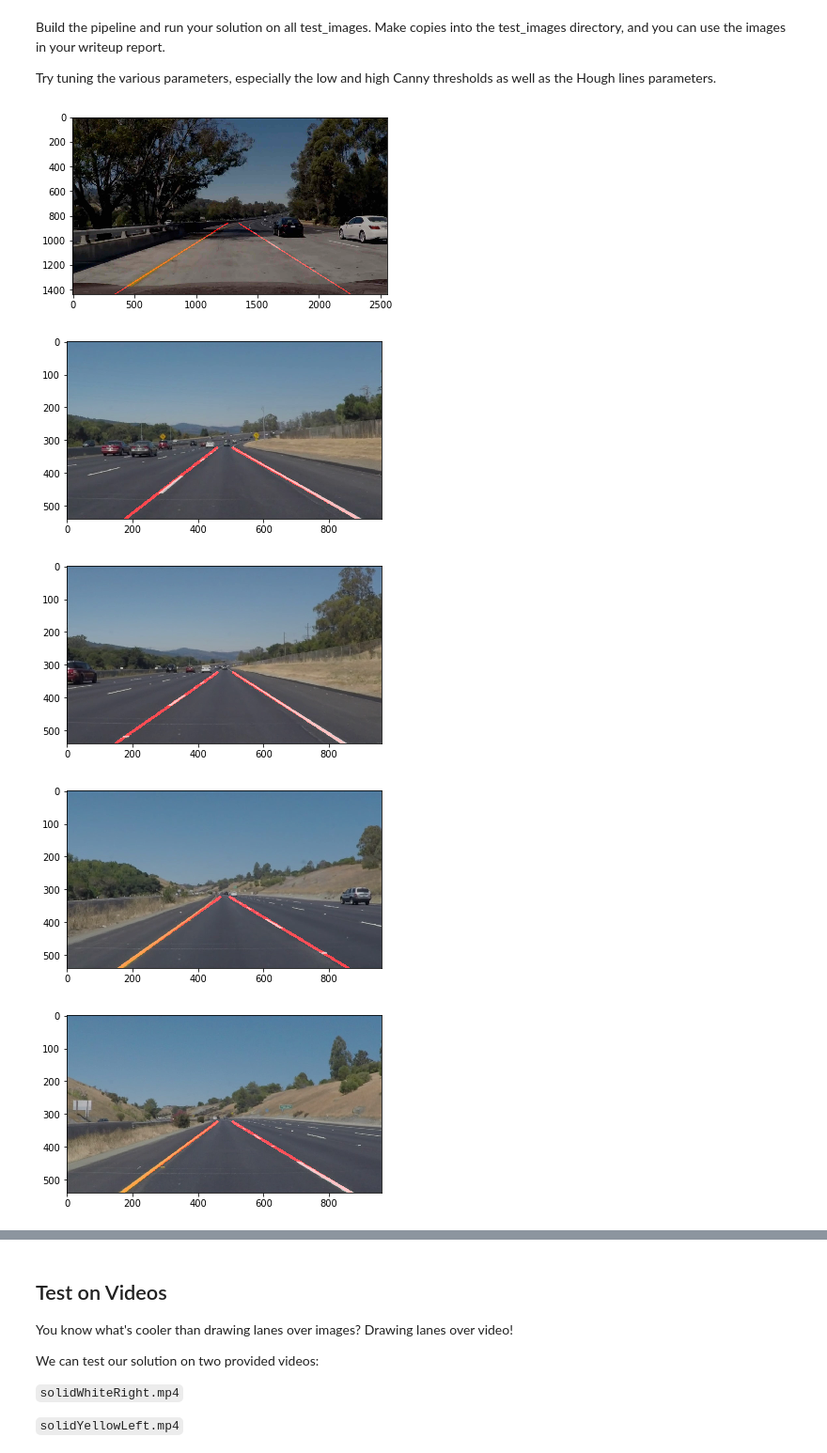
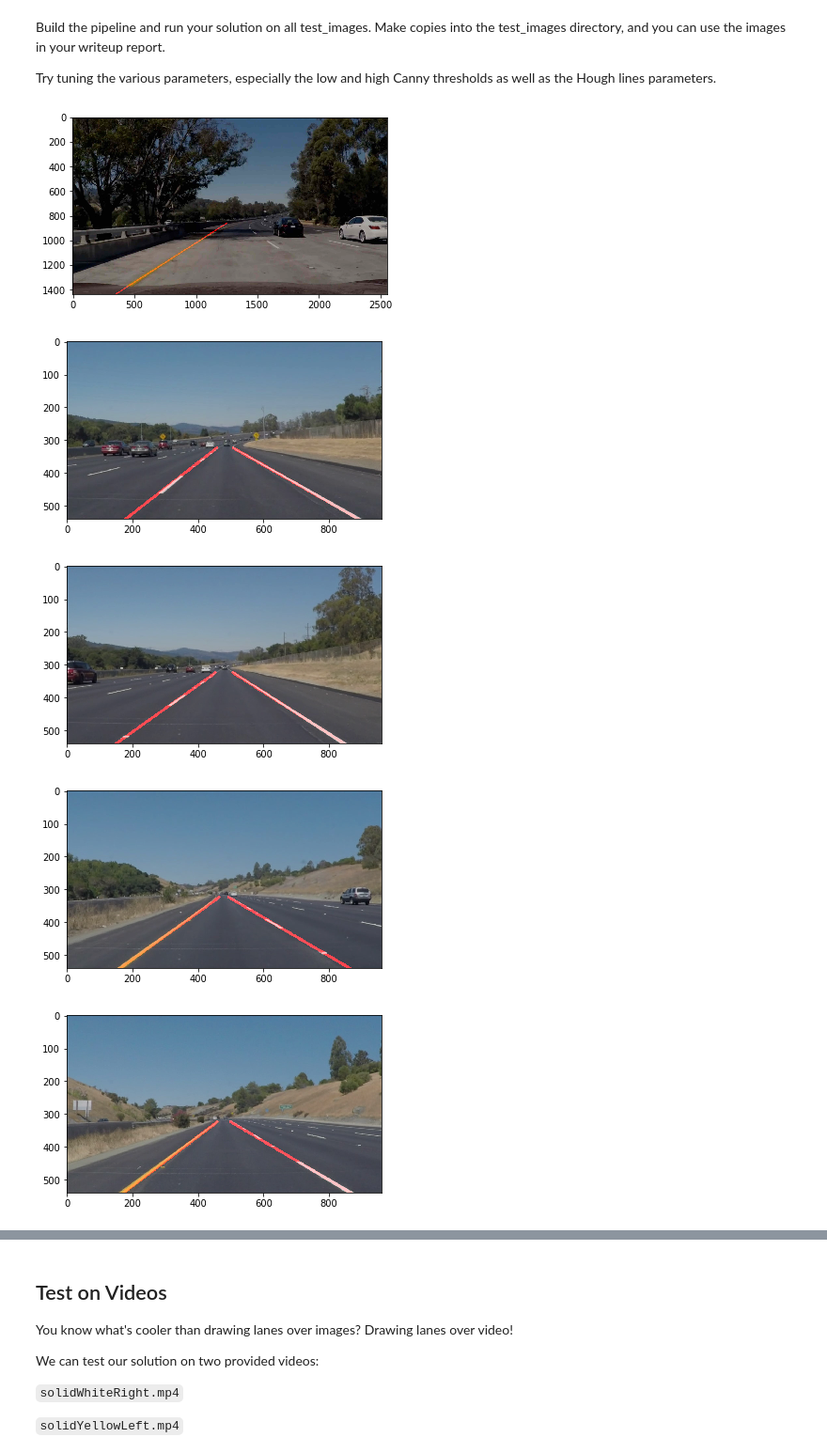
Before and after one commit to sebastien-attia/Udacity__CarND-LaneLines-P1, a Jupyter notebook: P1.ipynb, the cells around one changed output, grey strips where cells are left out. Shown at 94% size. Saved outputs shown, nothing was run; the diff lists cells and outputs as text; code cells hidden in the pictures.

Commit message:
Change the parameters of the Hough transform as per the review.

```diff
--- a/P1.ipynb
+++ b/P1.ipynb
@@ -144,8 +144,8 @@ def draw_lines(img, lines, color=[255, 0, 0], thickness=7):
     if lines is None or len(lines) == 0:
         return
 
-    def is_outbound_slope(slope):
-        return abs(slope) <= 0.3 or abs(slope) > 0.8
+    def is_outbound_slope(slope, lower=0.3, upper=0.8):
+        return abs(slope) <= lower or abs(slope) > upper
 
     def get_x(points):
         return list(map(lambda x: x[0], points))
@@ -266,14 +266,14 @@ def find_lanes(img, initial_img=None):
         initial_img = img
 
     gray = grayscale(img)
-    blur = gaussian_blur(gray, 5)
+    blur = gaussian_blur(gray, 3)
     can = canny(blur, 130, 150)
     perspect = perspective(can)
 
     # This line is to add the Canny transformation on the image
     # img = np.bitwise_or(img, perspect[:,:,np.newaxis])
 
-    edges = hough_lines(perspect, 1, np.pi/180., 35, 15, 30)
+    edges = hough_lines(perspect, 1, np.pi/180., 30, 100, 160)
 
     return weighted_img(edges, initial_img)
 
@@ -284,34 +284,34 @@ def find_lanes_challenge(img):
             return cv2.inRange(hsv, np.array(hsv_lower, dtype=np.uint8), np.array(hsv_upper, dtype=np.uint8))
 
         # Convert BGR to HSV
         hsv = cv2.cvtColor(img, cv2.COLOR_RGB2HSV)
 
         mask_yellow = mask(hsv, [20,100,100], [52,255,255])
         sensitivity = 50
         mask_white = mask(hsv, [0,0,255-sensitivity], [255, sensitivity, 255])
         mask = cv2.bitwise_or(mask_white, mask_yellow)
 
         return cv2.bitwise_and(img, img, mask=mask)
 
     filtered = filter_white_yellow(img)
     return find_lanes(filtered, img)
 
 for file in os.listdir("test_images/"):
     if file.startswith('fl_') or not file.endswith('.jpg'):
         continue
 
     img = mpimg.imread('test_images/%s' % (file))
 
     fl_img = find_lanes_challenge(img)
 
     plt.imshow(fl_img)
     plt.figure()
 
     #r, g, b = cv2.split(fl_img)
     #fl_img = cv2.merge((b, g, r))
     #cv2.imwrite('test_images/fl_%s' % (file), fl_img)
 # %% [output]
-[figure, old version]
+[figure, new version]
 [figure]
 [figure]
 [figure]
```
Also changed, not shown: parts of 3 cells of this notebook, 4 other files.
